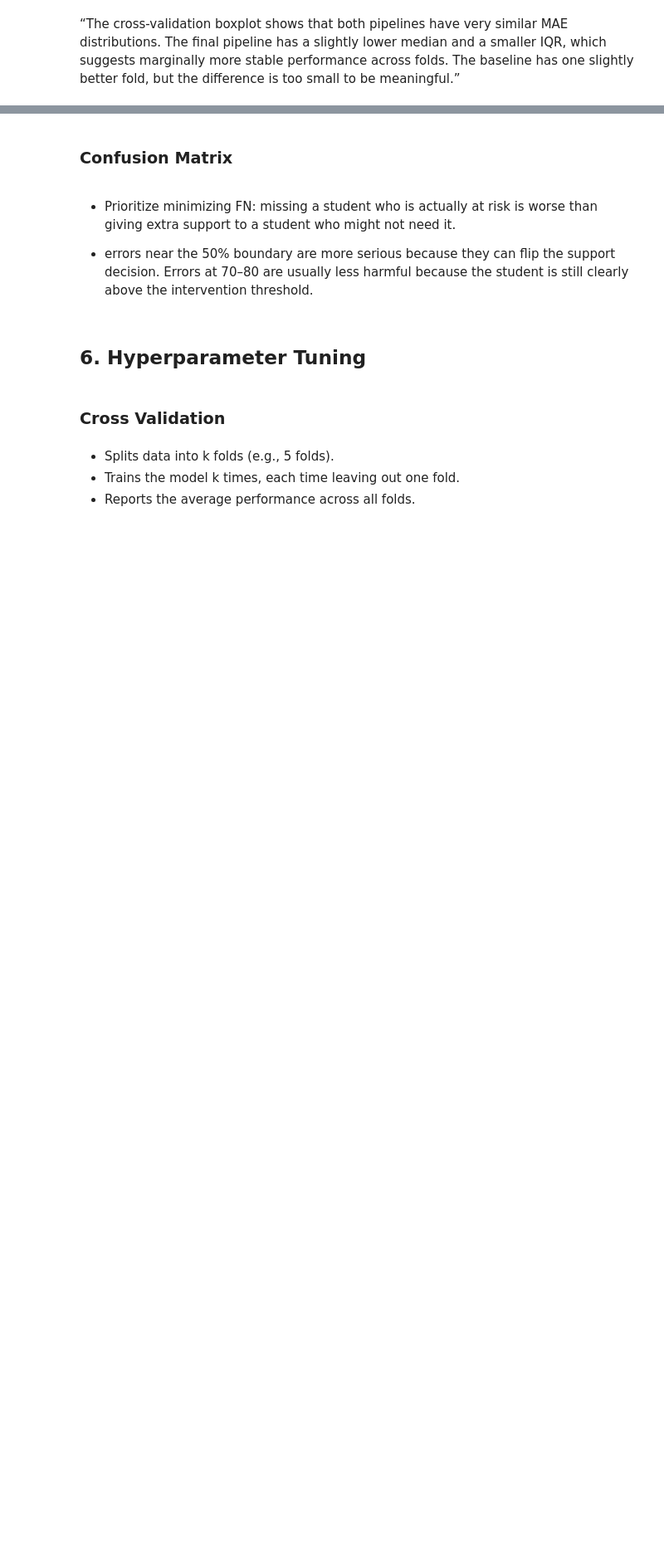
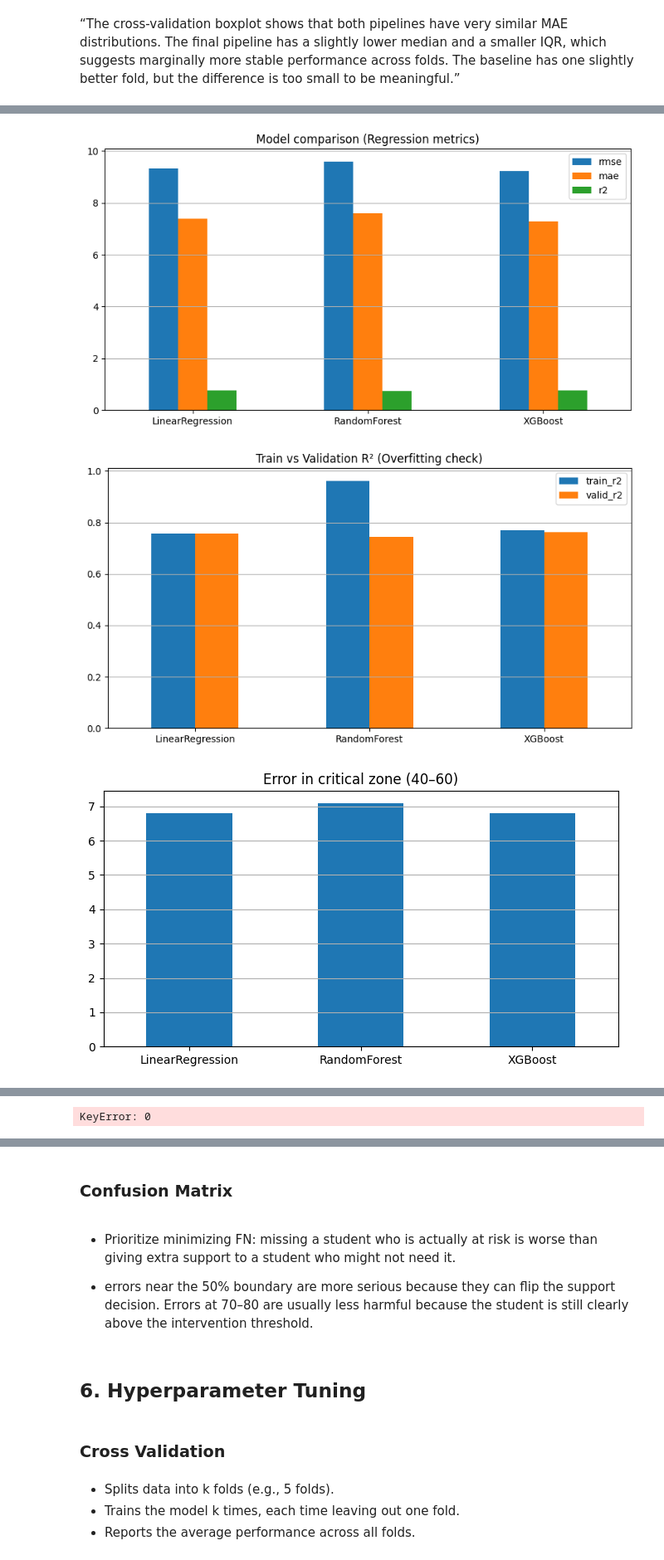
Before and after one commit to Muten-Roshi-Sama/MachineLearningLabs_4eiai40, a Jupyter notebook: Project2026/failure_prediction.ipynb, the cells around one changed output, grey strips where cells are left out. Shown at 83% size. Drawn from its saved outputs; the diff is of its cells as text; code cells hidden in the pictures; blank space fills up the shorter version.

```diff
--- a/Project2026/failure_prediction.ipynb
+++ b/Project2026/failure_prediction.ipynb
@@ -1869,15 +1900,15 @@ forceRetrain = False
 if ("RandomForest" in model_trained) and (not forceRetrain):
     # Load from save
     print("Loading RandomForest from cache...")
-    XGB_single_model = model_trained["RandomForest"]["single_encoded"]["model"]
-    XGB_single_preds = model_trained["RandomForest"]["single_encoded"]["preds"]
-    XGB_single_res   = model_trained["RandomForest"]["single_encoded"]["res"]
-    XGB_multi_model  = model_trained["RandomForest"]["multi_encoded"]["model"]
-    XGB_multi_preds  = model_trained["RandomForest"]["multi_encoded"]["preds"]
-    XGB_multi_res    = model_trained["RandomForest"]["multi_encoded"]["res"]
-    XGB_scaled_model = model_trained["RandomForest"]["scaled"]["model"]
-    XGB_scaled_preds = model_trained["RandomForest"]["scaled"]["preds"]
-    XGB_scaled_res   = model_trained["RandomForest"]["scaled"]["res"]
+    RF_single_model = model_trained["RandomForest"]["single_encoded"]["model"]
+    RF_single_preds = model_trained["RandomForest"]["single_encoded"]["preds"]
+    RF_single_res   = model_trained["RandomForest"]["single_encoded"]["res"]
+    RF_multi_model  = model_trained["RandomForest"]["multi_encoded"]["model"]
+    RF_multi_preds  = model_trained["RandomForest"]["multi_encoded"]["preds"]
+    RF_multi_res    = model_trained["RandomForest"]["multi_encoded"]["res"]
+    RF_scaled_model = model_trained["RandomForest"]["scaled"]["model"]
+    RF_scaled_preds = model_trained["RandomForest"]["scaled"]["preds"]
+    RF_scaled_res   = model_trained["RandomForest"]["scaled"]["res"]
 
 else:
     # Train models
@@ -2441,0 +2423,56 @@ KeyError: 'RandomForest'
+# %%
+comparison_df = pd.DataFrame(model_analysis).T
+
+# Best prediction
+comparison_df.sort_values("rmse")
+# Best at detecting failure
+comparison_df.sort_values("fail_recall", ascending=False)
+# Best generalization
+comparison_df.sort_values("gap")
+
+
+# Plot MAE, RMSE, R2
+metrics = ["rmse", "mae", "r2"]
+comparison_df[metrics].plot(kind="bar", figsize=(10,5))
+plt.title("Model comparison (Regression metrics)")
+plt.xticks(rotation=0)
+plt.grid(axis="y")
+plt.show()
+
+# Overfitting
+comparison_df[["train_r2", "valid_r2"]].plot(kind="bar", figsize=(10,5))
+plt.title("Train vs Validation R² (Overfitting check)")
+plt.xticks(rotation=0)
+plt.grid(axis="y")
+plt.show()
+
+# Critical Zone error
+comparison_df["critical_mae"].plot(kind="bar", figsize=(8,4))
+plt.title("Error in critical zone (40–60)")
+plt.xticks(rotation=0)
+plt.grid(axis="y")
+plt.show()
+
+# Failure detection performance
+comparison_df[["fail_recall", "false_negatives"]].plot(kind="bar", figsize=(10,5))
+plt.title("Failure detection performance")
+plt.xticks(rotation=0)
+plt.grid(axis="y")
+plt.show()
+
+# Trade off
+plt.figure(figsize=(6,5))
+plt.scatter(comparison_df["rmse"], comparison_df["fail_recall"])
+
+for i, txt in enumerate(comparison_df.index):
+    plt.annotate(txt, (comparison_df["rmse"][i], comparison_df["fail_recall"][i]))
+
+plt.xlabel("RMSE (lower is better)")
+plt.ylabel("Fail recall (higher is better)")
+plt.title("Performance vs Risk trade-off")
+plt.grid()
+plt.show()
+# %% [output]
+[figure, added]
+[figure, added]
+[figure, added]
@@ -2441,0 +2480 @@ KeyError: 'RandomForest'
+KeyError: 0
```
Also changed, not shown: parts of 19 cells of this notebook, 1 other file.
